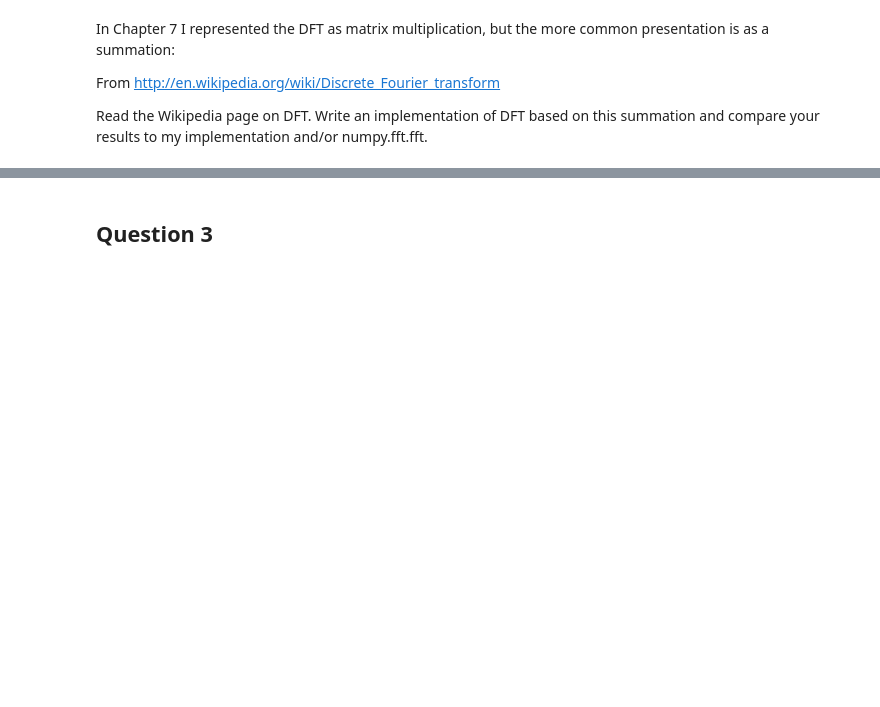
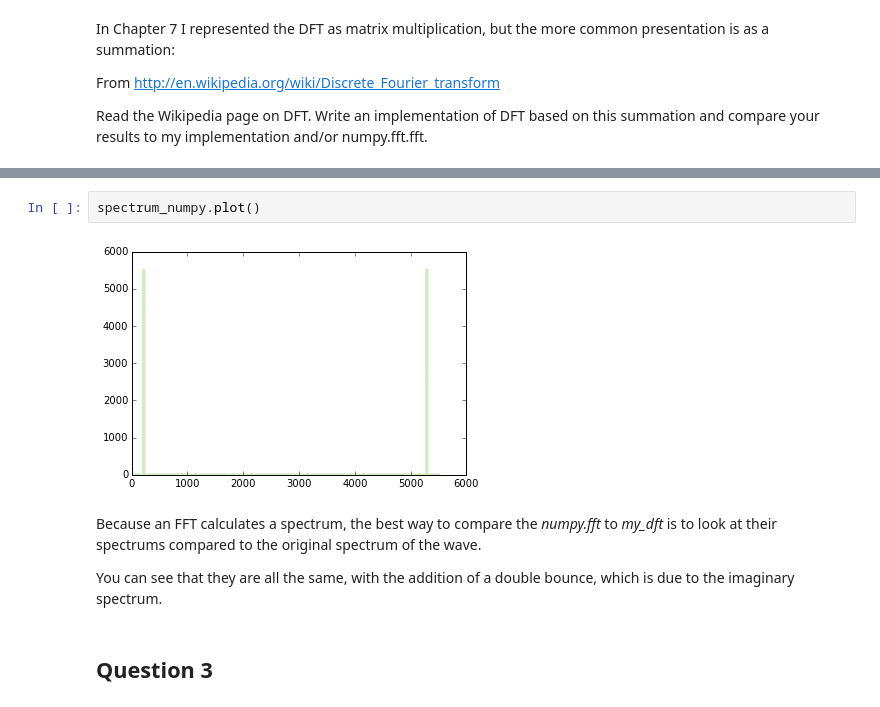
Before and after one commit to megsaysrawr/ThinkDSP, a Jupyter notebook: code/ps04.ipynb, the cells around one changed output, grey strips where cells are left out. Saved outputs shown, nothing was run; the diff lists cells and outputs as text; blank space fills up the shorter version.

```diff
--- a/code/ps04.ipynb
+++ b/code/ps04.ipynb
@@ -81,3 +117,11 @@ derp = dct_summation(ys)
+# %%
+spectrum_numpy.plot()
+# %% [output]
+[figure, added]
+# %% [markdown]
+Because an FFT calculates a spectrum, the best way to compare the *numpy.fft* to *my_dft* is to look at their spectrums compared to the original spectrum of the wave.
+
+You can see that they are all the same, with the addition of a double bounce, which is due to the imaginary spectrum.
 # %% [markdown]
 ## Question 3
 # %% [markdown]
```
Also changed, not shown: parts of 22 cells of this notebook.
